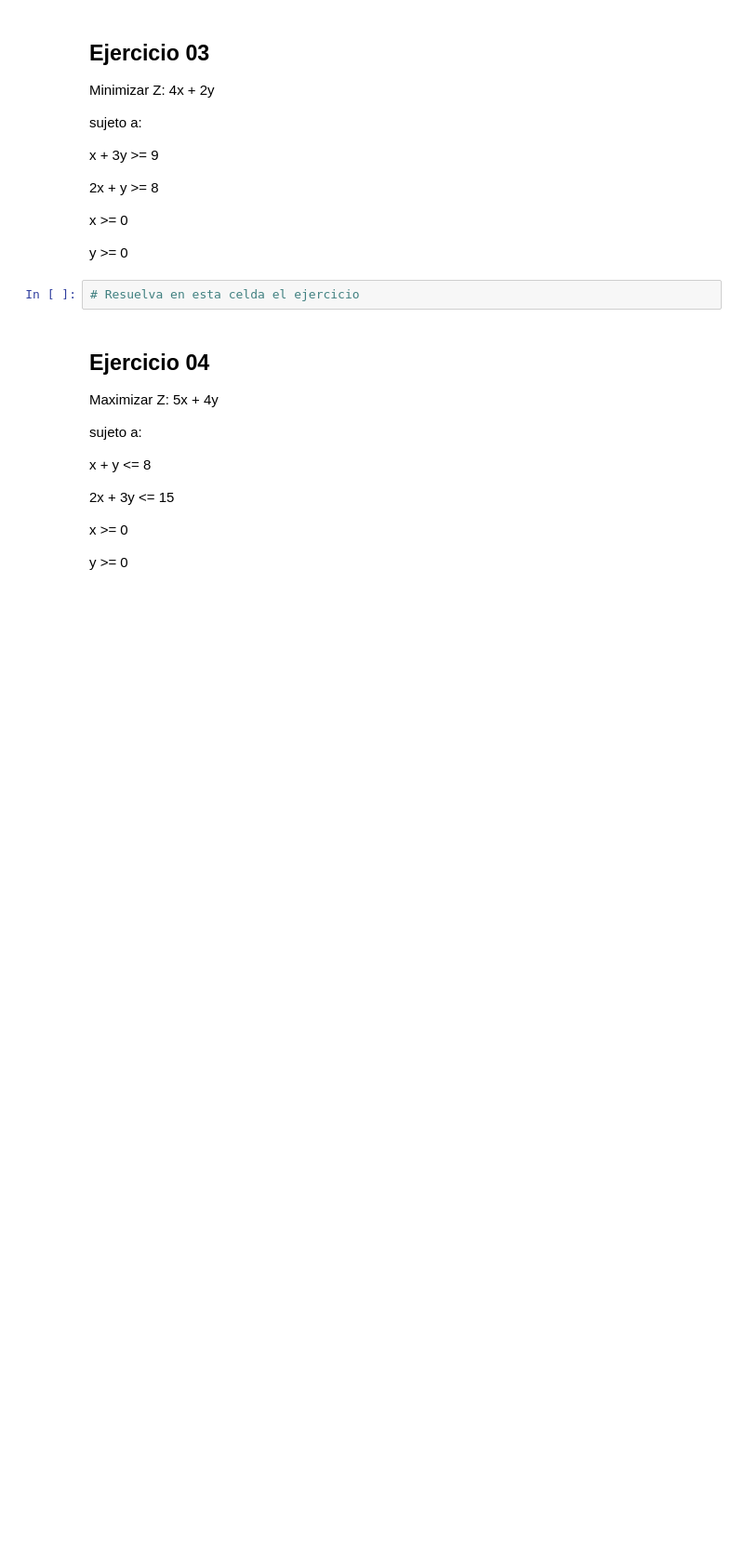
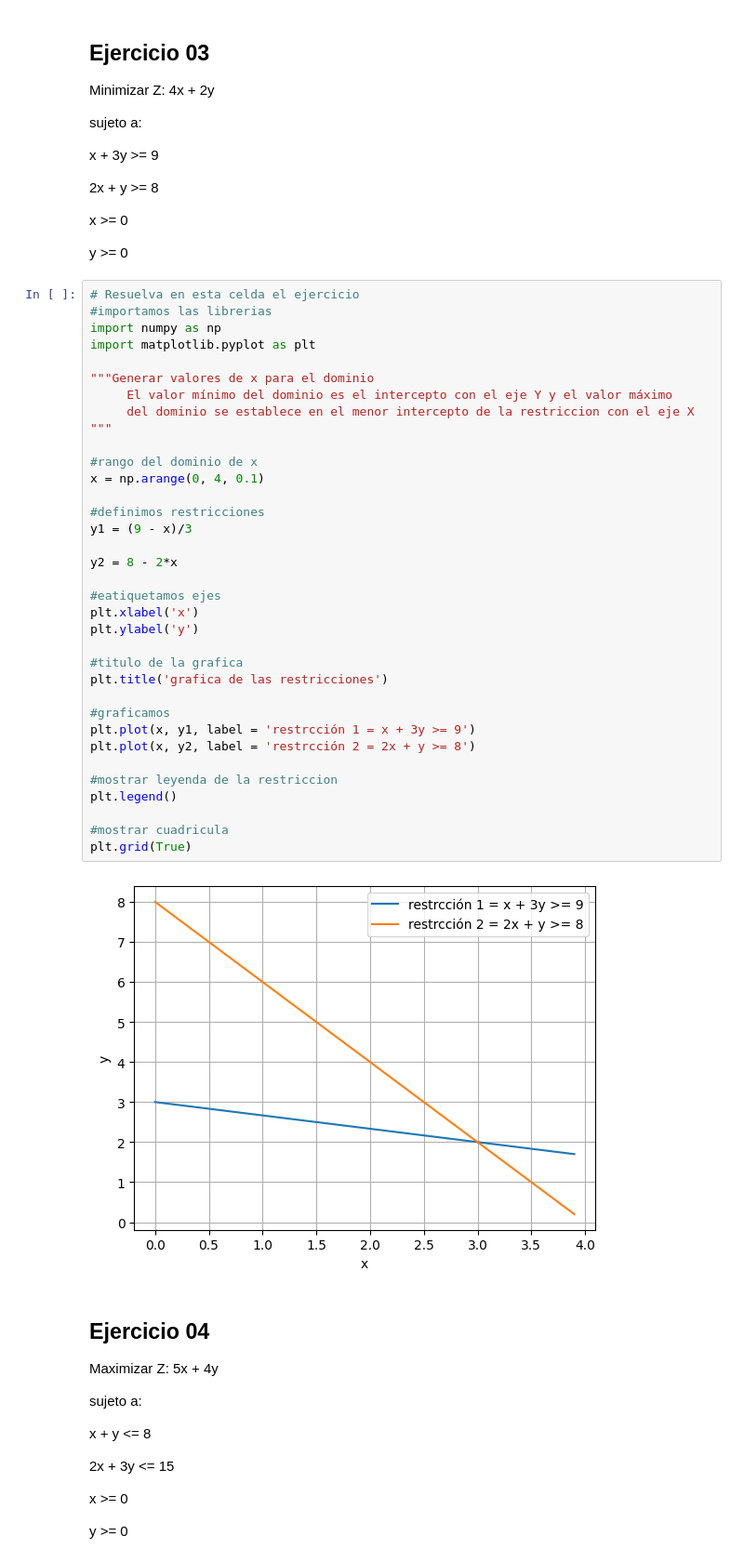
Before and after one commit to satoroa/Fundamentos-de-optimizacion-lineal, a Jupyter notebook: Taller_00_solución_gráfica_de_problemas_de_optimización_lineal.ipynb, the cells around one changed output. Shown at 93% size. Saved outputs shown, nothing was run; the diff lists cells and outputs as text; blank space fills up the shorter version.

```diff
--- a/Taller_00_solución_gráfica_de_problemas_de_optimización_lineal.ipynb
+++ b/Taller_00_solución_gráfica_de_problemas_de_optimización_lineal.ipynb
@@ -359,8 +473,43 @@ Minimizar  Z: 4x + 2y
    x >= 0
 
    y >= 0
-# %%
-# Resuelva en esta celda el ejercicio
+# %%
+# Resuelva en esta celda el ejercicio
+#importamos las librerias
+import numpy as np
+import matplotlib.pyplot as plt
+
+"""Generar valores de x para el dominio
+     El valor mínimo del dominio es el intercepto con el eje Y y el valor máximo
+     del dominio se establece en el menor intercepto de la restriccion con el eje X
+"""
+
+#rango del dominio de x
+x = np.arange(0, 4, 0.1)
+
+#definimos restricciones
+y1 = (9 - x)/3
+
+y2 = 8 - 2*x
+
+#eatiquetamos ejes
+plt.xlabel('x')
+plt.ylabel('y')
+
+#titulo de la grafica
+plt.title('grafica de las restricciones')
+
+#graficamos
+plt.plot(x, y1, label = 'restrcción 1 = x + 3y >= 9')
+plt.plot(x, y2, label = 'restrcción 2 = 2x + y >= 8')
+
+#mostrar leyenda de la restriccion
+plt.legend()
+
+#mostrar cuadricula
+plt.grid(True)
+# %% [output]
+[figure, added]
 # %% [markdown]
 ## Ejercicio 04
 
```
Also changed, not shown: parts of 14 cells of this notebook.
